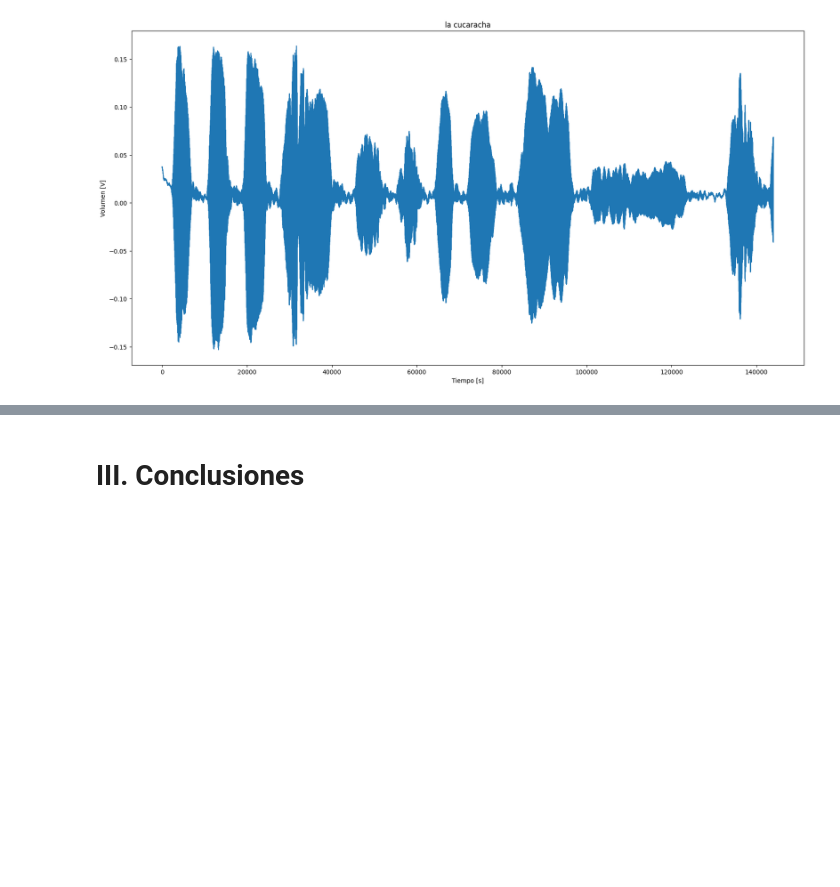
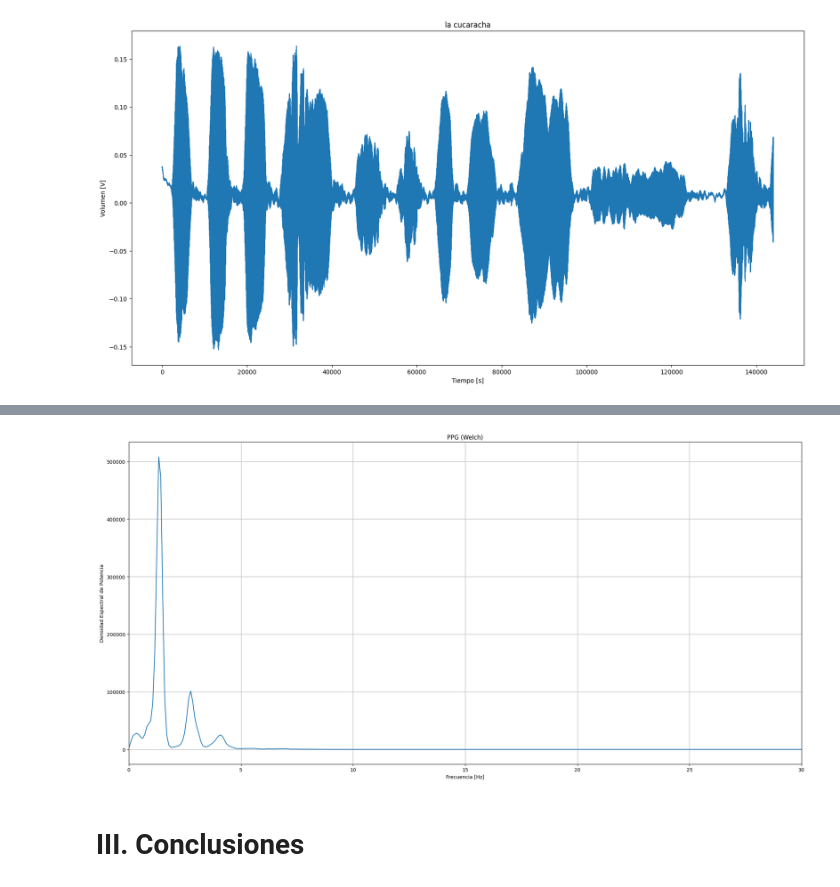
Before and after one commit to LolaPampin07/TS5, a Jupyter notebook: ts5.ipynb, the cells around one changed output, grey strips where cells are left out. Saved outputs shown, nothing was run; the diff lists cells and outputs as text; code cells hidden in the pictures; blank space fills up the shorter version.

```diff
--- a/ts5.ipynb
+++ b/ts5.ipynb
@@ -193,2 +212,31 @@ Text(0.5, 1.0, 'la cucaracha')
+# %%
+# PPG por welch
+
+#PARAMETROS WELCH
+cant_promedios_ppg = 20 #cantidad de segmentos ==> mientras mas chico mas varianza
+nperseg_ppg = len(ppg) // cant_promedios_ppg #tamanio de cada segmento
+nfft_ppg = 2 * nperseg_ppg #numero de puntas para la FFT
+win_ppg = "hamming"
+
+f_ppg, Pxx_ppg = sig.welch(ppg, fs=fs_ppg, window = win_ppg, nperseg=nperseg_ppg, nfft=nfft_ppg)
+
+#sig.welch:
+#    - Divide la señal en segmentos (con posible solapamiento, si se especifica).
+#   - Aplica la ventana a cada segmento.
+#    - Calcula la FFT de cada segmento.
+#   - Promedia los espectros de potencia de todos los segmentos.
+
+#Gráfico
+plt.figure(figsize=(20,10))
+plt.plot(f_ppg, Pxx_ppg)
+plt.title("PPG (Welch)")
+plt.ylabel('Densidad Espectral de Potencia')
+plt.xlabel("Frecuencia [Hz]")
+plt.grid(True)
+plt.tight_layout()
+plt.xlim([0, 30]) #como es pasabajos, limito
+plt.show()
+# %% [output]
+[figure, added]
 # %% [markdown]
 # III. **Conclusiones**
```
Also changed, not shown: parts of 3 cells of this notebook, 1 other file.
